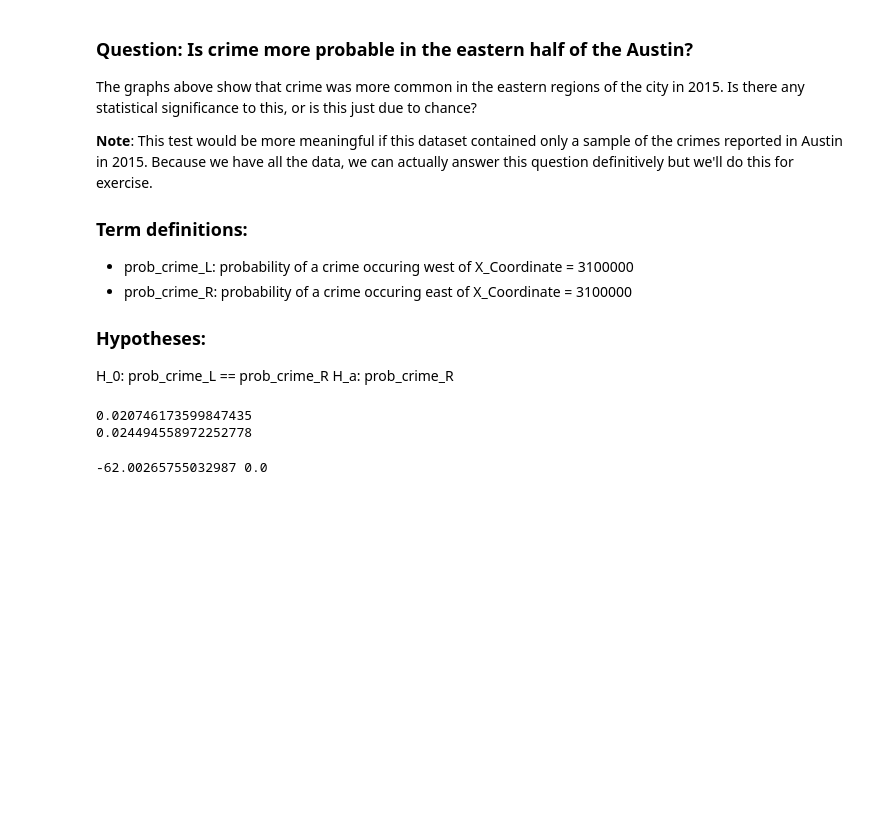
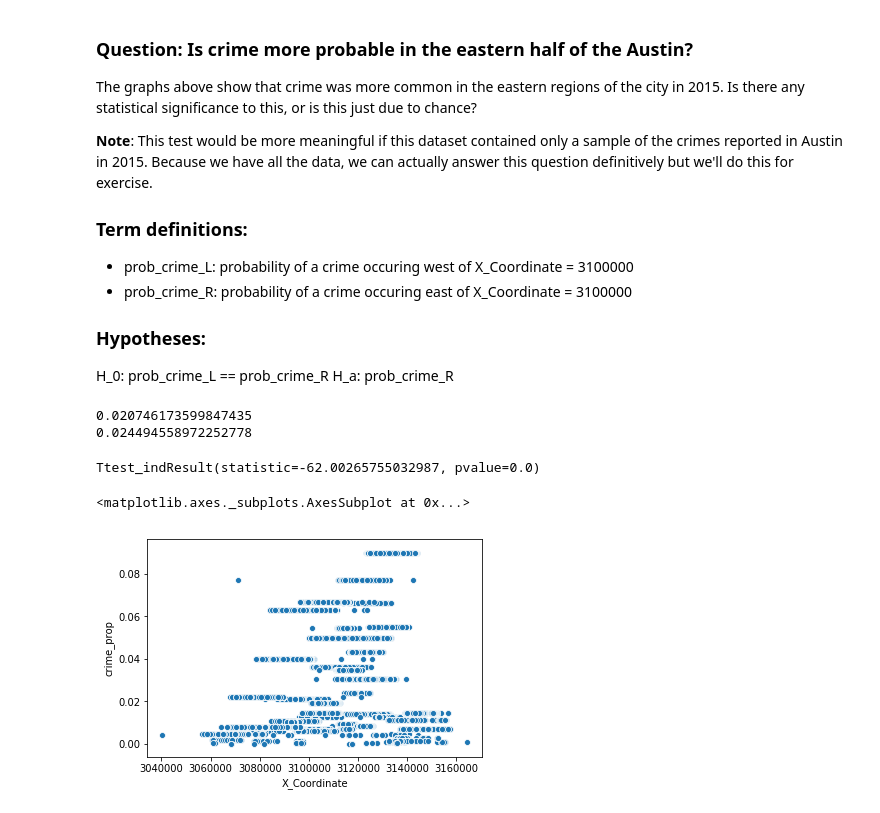
Before and after one commit to qiuxiao-chen/project-2, a Jupyter notebook: project2_zion.ipynb, the cells around one changed output. Saved outputs shown, nothing was run; the diff lists cells and outputs as text; code cells hidden in the pictures; blank space fills up the shorter version.

```diff
--- a/project2_zion.ipynb
+++ b/project2_zion.ipynb
@@ -164,7 +219,11 @@ print(crime_R['crime_prop'].std())
 0.020746173599847435
 0.024494558972252778
 # %%
-t, p = stats.ttest_ind(crime_L['crime_prop'], crime_R['crime_prop'])
-print(t, p)
+stats.ttest_ind(crime_L['crime_prop'], crime_R['crime_prop'])
 # %% [output]
--62.00265755032987 0.0
+Ttest_indResult(statistic=-62.00265755032987, pvalue=0.0)
+# %%
+sns.scatterplot(df['X_Coordinate'], df['crime_prop'])
+# %% [output]
+<matplotlib.axes._subplots.AxesSubplot at 0x...>
+[figure, added]
```
Also changed, not shown: parts of 17 cells of this notebook, 2 other files.
